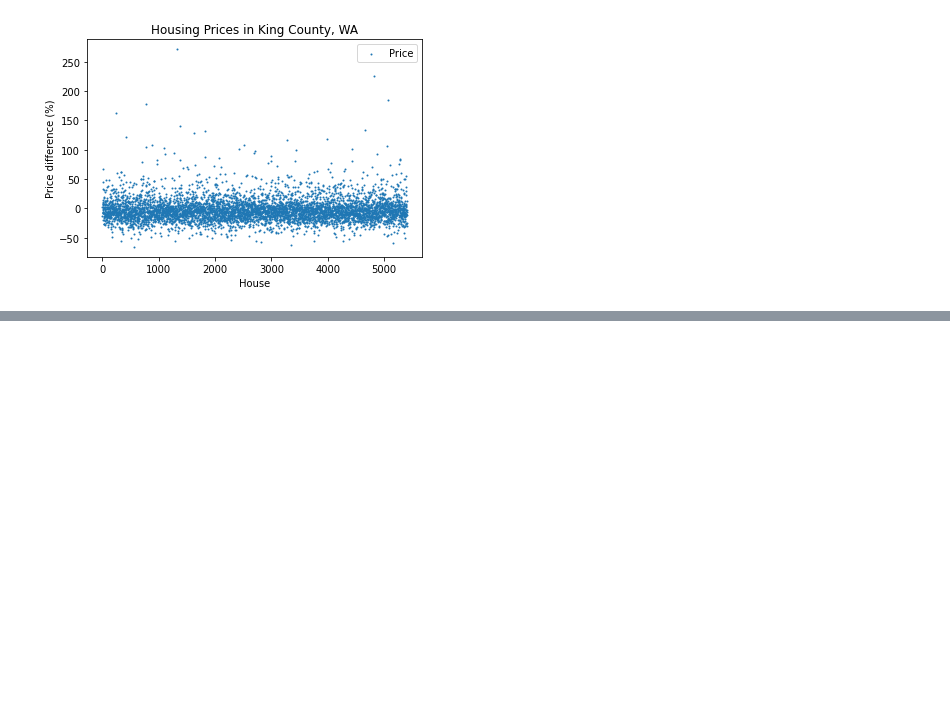
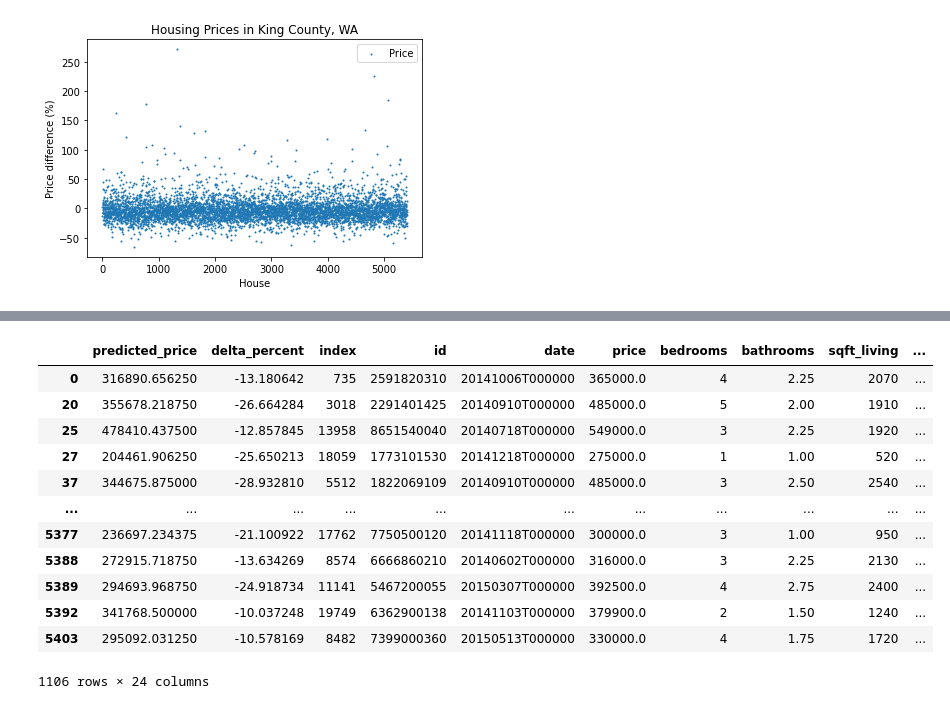
Before and after one commit to msiddalingaiah/MachineLearning, a Jupyter notebook: Regression/DeepHousingModel.ipynb, the cells around one changed output, grey strips where cells are left out. Saved outputs shown, nothing was run; the diff lists cells and outputs as text; code cells hidden in the pictures; blank space fills up the shorter version.

```diff
--- a/Regression/DeepHousingModel.ipynb
+++ b/Regression/DeepHousingModel.ipynb
@@ -118,0 +122,7 @@ plt.show()
+# %%
+trainDF, testDF = train_test_split(data, test_size = 0.25,random_state=42)
+# %%
+predDF = pd.DataFrame({'predicted_price' : y_pred*1000, 'delta_percent': delta})
+# %%
+df = pd.concat([predDF, testDF.reset_index()], axis=1)
+df.head()
@@ -118,0 +136,16 @@ plt.show()
+# %%
+df[(df.price < 600000) & (df.delta_percent <= -10)]
+# %% [output]
+|  | predicted_price | delta_percent | index | id | date | price | bedrooms | bathrooms | sqft_living | ... |
+| 0 | 316890.656250 | -13.180642 | 735 | 2591820310 | 20141006T000000 | 365000.0 | 4 | 2.25 | 2070 | ... |
+| 20 | 355678.218750 | -26.664284 | 3018 | 2291401425 | 20140910T000000 | 485000.0 | 5 | 2.00 | 1910 | ... |
+| 25 | 478410.437500 | -12.857845 | 13958 | 8651540040 | 20140718T000000 | 549000.0 | 3 | 2.25 | 1920 | ... |
+| 27 | 204461.906250 | -25.650213 | 18059 | 1773101530 | 20141218T000000 | 275000.0 | 1 | 1.00 | 520 | ... |
+| 37 | 344675.875000 | -28.932810 | 5512 | 1822069109 | 20140910T000000 | 485000.0 | 3 | 2.50 | 2540 | ... |
+| ... | ... | ... | ... | ... | ... | ... | ... | ... | ... | ... |
+| 5377 | 236697.234375 | -21.100922 | 17762 | 7750500120 | 20141118T000000 | 300000.0 | 3 | 1.00 | 950 | ... |
+| 5388 | 272915.718750 | -13.634269 | 8574 | 6666860210 | 20140602T000000 | 316000.0 | 3 | 2.25 | 2130 | ... |
+| 5389 | 294693.968750 | -24.918734 | 11141 | 5467200055 | 20150307T000000 | 392500.0 | 4 | 2.75 | 2400 | ... |
+| 5392 | 341768.500000 | -10.037248 | 19749 | 6362900138 | 20141103T000000 | 379900.0 | 2 | 1.50 | 1240 | ... |
+| 5403 | 295092.031250 | -10.578169 | 8482 | 7399000360 | 20150513T000000 | 330000.0 | 4 | 1.75 | 1720 | ... |
+1106 rows × 24 columns
```
Also changed, not shown: parts of 5 cells of this notebook.
